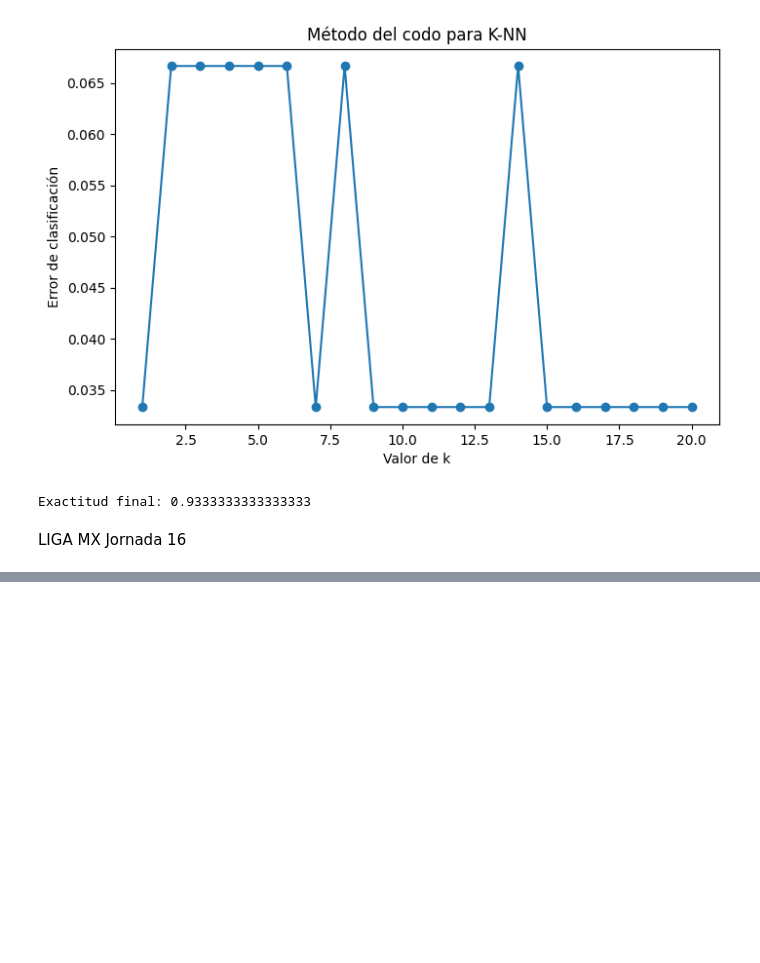
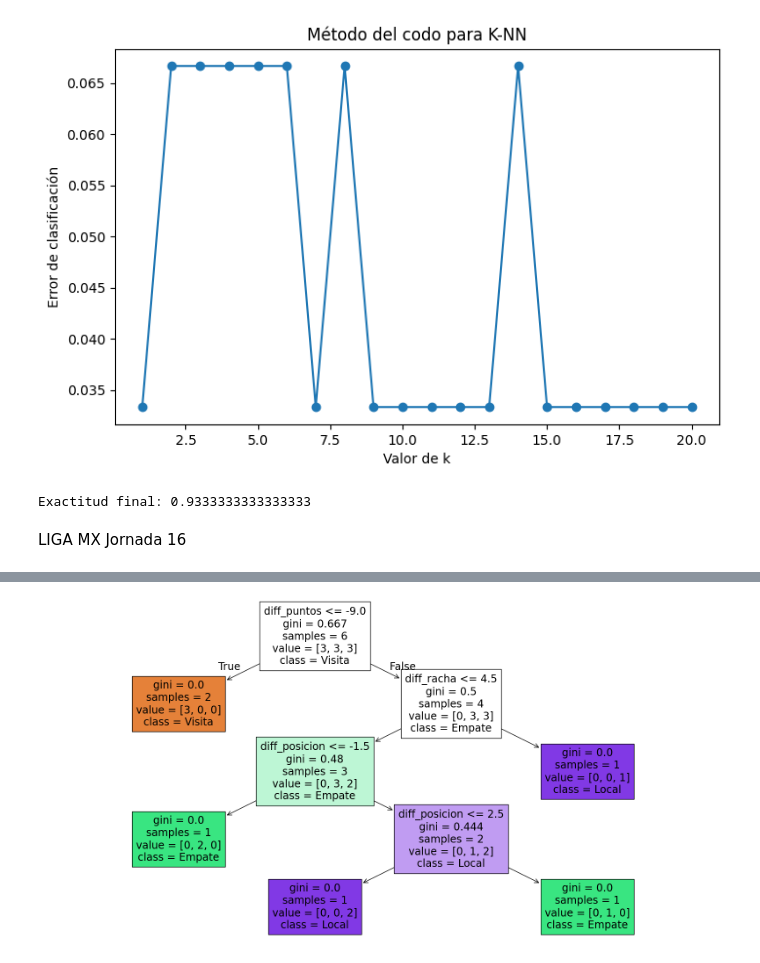
Before and after one commit to ximenaOr7/ximenaob_mineria, a Jupyter notebook: minería_de_datos_cuaderno_.ipynb, the cells around one changed output, grey strips where cells are left out. Saved outputs shown, nothing was run; the diff lists cells and outputs as text; code cells hidden in the pictures; blank space fills up the shorter version.

```diff
--- a/minería_de_datos_cuaderno_.ipynb
+++ b/minería_de_datos_cuaderno_.ipynb
@@ -2567,0 +2528,9 @@ SyntaxError: invalid syntax (117191538.py, line 3)
+# %%
+import pandas as pd
+import numpy as np
+
+# Cargar dataset
+df = pd.read_csv('/content/drive/MyDrive/dataset_liga_mx_jornadas_13_14_15_base.csv')
+
+# Ver primeras filas
+df.head()
@@ -2567,0 +2567,15 @@ SyntaxError: invalid syntax (117191538.py, line 3)
+# %%
+# Visualización de un árbol
+from sklearn.tree import plot_tree
+import matplotlib.pyplot as plt
+
+plt.figure(figsize=(20,10))
+plot_tree(
+    rf.estimators_[0],
+    feature_names=features,
+    class_names=['Visita', 'Empate', 'Local'],
+    filled=True
+)
+plt.show()
+# %% [output]
+[figure, added]
```
Also changed, not shown: parts of 9 cells of this notebook.
